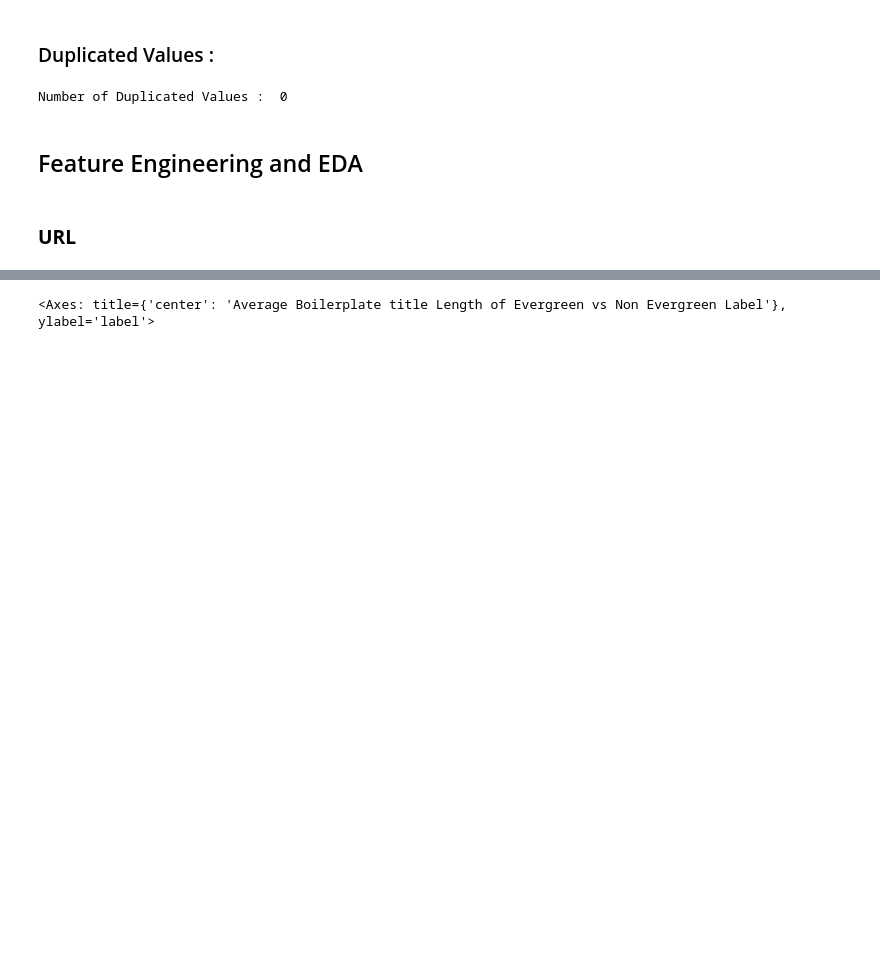
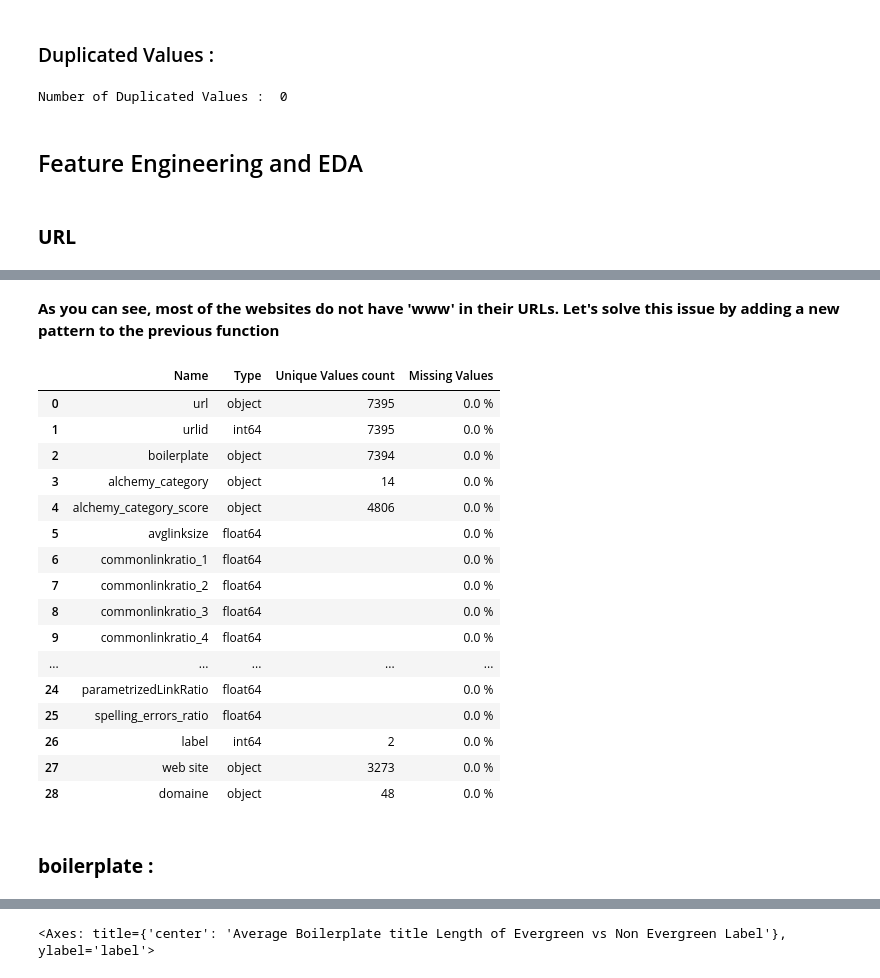
Before and after one commit to olamineZakaria/StumbleUpon-Evergreen-Classification-Challenge, a Jupyter notebook: stumbleupon_problem.ipynb, the cells around one changed output, grey strips where cells are left out. Saved outputs shown, nothing was run; the diff lists cells and outputs as text; code cells hidden in the pictures; blank space fills up the shorter version.

```diff
--- a/stumbleupon_problem.ipynb
+++ b/stumbleupon_problem.ipynb
@@ -201,3 +208,42 @@ print_column_summay(data)
+# %% [markdown]
+**As you can see, most of the websites do not have 'www' in their URLs. Let's solve this issue by adding a new pattern to the previous function**
+# %%
+def get_WebsiteName_Domaine(url,wich="w"):
+    pattern_name_webSite = r'https?://(?:www\.)?([a-zA-Z0-9-]+)\.'
+    patter_domaine = r'\.[a-z]+(?=\/|$)'
+    match_name_webSite = re.search(pattern_name_webSite,url)
+    match_domaine = re.search(patter_domaine,url)
+    if match_name_webSite and wich=="w":
+        return match_name_webSite.group(0)
+    elif match_domaine and wich=="d":
+        return match_domaine.group(0)
+    else:
+        "Unknown"
+
+data["web site"] = data['url'].apply(get_WebsiteName_Domaine)
+data["domaine"] = data['url'].apply(get_WebsiteName_Domaine,wich="d")
+
+print_column_summay(data)
+# %% [output]
+|  | Name | Type | Unique Values count | Missing Values |
+| 0 | url | object | 7395 | 0.0 % |
+| 1 | urlid | int64 | 7395 | 0.0 % |
+| 2 | boilerplate | object | 7394 | 0.0 % |
+| 3 | alchemy_category | object | 14 | 0.0 % |
+| 4 | alchemy_category_score | object | 4806 | 0.0 % |
+| 5 | avglinksize | float64 |  | 0.0 % |
+| 6 | commonlinkratio_1 | float64 |  | 0.0 % |
+| 7 | commonlinkratio_2 | float64 |  | 0.0 % |
+| 8 | commonlinkratio_3 | float64 |  | 0.0 % |
+| 9 | commonlinkratio_4 | float64 |  | 0.0 % |
+| ... | ... | ... | ... | ... |
+| 24 | parametrizedLinkRatio | float64 |  | 0.0 % |
+| 25 | spelling_errors_ratio | float64 |  | 0.0 % |
+| 26 | label | int64 | 2 | 0.0 % |
+| 27 | web site | object | 3273 | 0.0 % |
+| 28 | domaine | object | 48 | 0.0 % |
+# %% [markdown]
+### **boilerplate :**
 # %%
 indexs = np.random.randint(0,375,10)
 for i in indexs:
```
Also changed, not shown: parts of 16 cells of this notebook.
